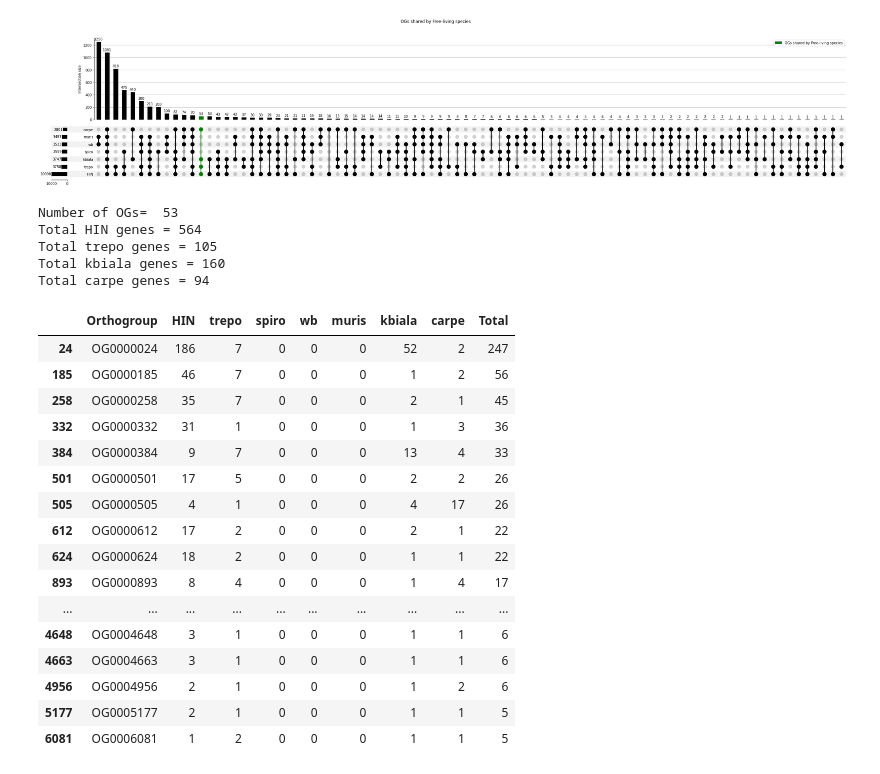
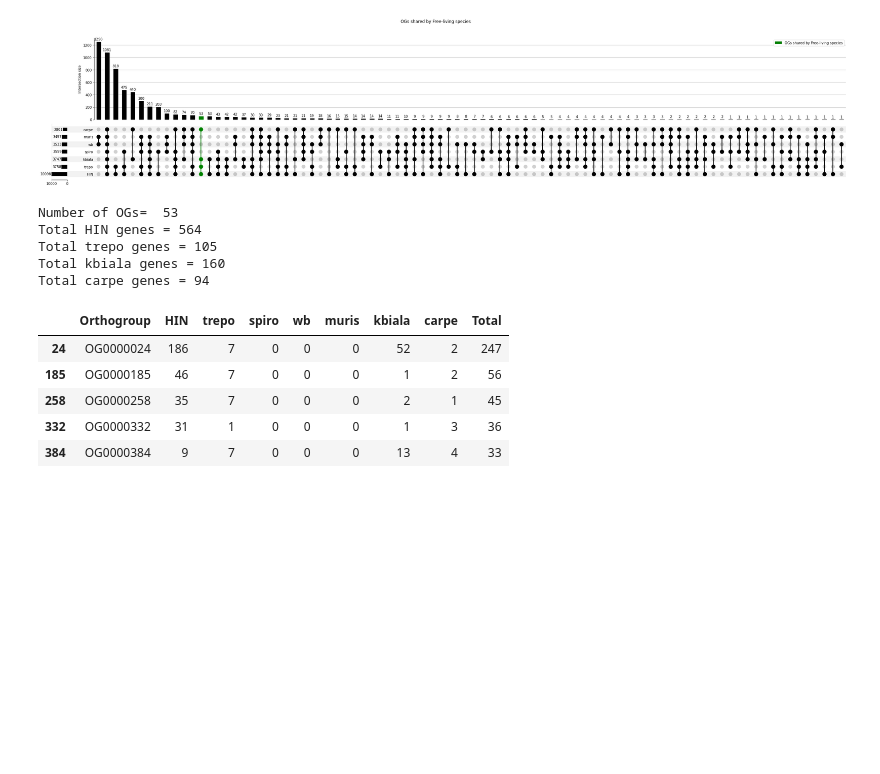
Before and after one commit to zeynepkurtw/H_inflata, a Jupyter notebook: jupyter/1_orthofinder/5_OG_FL.ipynb, the cells around one changed output. Cells and saved outputs as stored; diff of their text form; code cells hidden in the pictures; blank space fills up the shorter version.

```diff
--- a/jupyter/1_orthofinder/5_OG_FL.ipynb
+++ b/jupyter/1_orthofinder/5_OG_FL.ipynb
@@ -35,42 +35,31 @@ plt.show()
 # %%
 "OG shared by Free-livings HIN, trepo, kbiala, carpe"
 
 df=pd.read_csv( "/Users/zeyku390/PycharmProjects/H.inflata/output/1_orthofinder/Results_Oct10_7sp/Orthogroups/Orthogroups.GeneCount.tsv", sep="\t", header='infer')
 df=df[["Orthogroup","HIN", "trepo", "spiro", "wb", "muris", "kbiala", "carpe", "Total"]]
 
 og_fl=df[(df.iloc[:,[1,2,6,7]] >=1).all(1)  & (df.iloc[:,[3,4,5]] ==0).all(1)]
 #og_fl=df[(df.iloc[:,[1,2,6,7]] >=1).all(1)]
 
 print("Number of OGs= ", len(og_fl["Orthogroup"]))
 print("Total HIN genes =", og_fl["HIN"].sum())
 print("Total trepo genes =", og_fl["trepo"].sum())
 print("Total kbiala genes =", og_fl["kbiala"].sum())
 print("Total carpe genes =", og_fl["carpe"].sum())
 
-og_fl
+og_fl.head()
 # %% [output]
 Number of OGs=  53
 Total HIN genes = 564
 Total trepo genes = 105
 Total kbiala genes = 160
 Total carpe genes = 94
 |  | Orthogroup | HIN | trepo | spiro | wb | muris | kbiala | carpe | Total |
 | 24 | OG0000024 | 186 | 7 | 0 | 0 | 0 | 52 | 2 | 247 |
 | 185 | OG0000185 | 46 | 7 | 0 | 0 | 0 | 1 | 2 | 56 |
 | 258 | OG0000258 | 35 | 7 | 0 | 0 | 0 | 2 | 1 | 45 |
 | 332 | OG0000332 | 31 | 1 | 0 | 0 | 0 | 1 | 3 | 36 |
 | 384 | OG0000384 | 9 | 7 | 0 | 0 | 0 | 13 | 4 | 33 |
-| 501 | OG0000501 | 17 | 5 | 0 | 0 | 0 | 2 | 2 | 26 |
-| 505 | OG0000505 | 4 | 1 | 0 | 0 | 0 | 4 | 17 | 26 |
-| 612 | OG0000612 | 17 | 2 | 0 | 0 | 0 | 2 | 1 | 22 |
-| 624 | OG0000624 | 18 | 2 | 0 | 0 | 0 | 1 | 1 | 22 |
-| 893 | OG0000893 | 8 | 4 | 0 | 0 | 0 | 1 | 4 | 17 |
-| ... | ... | ... | ... | ... | ... | ... | ... | ... | ... |
-| 4648 | OG0004648 | 3 | 1 | 0 | 0 | 0 | 1 | 1 | 6 |
-| 4663 | OG0004663 | 3 | 1 | 0 | 0 | 0 | 1 | 1 | 6 |
-| 4956 | OG0004956 | 2 | 1 | 0 | 0 | 0 | 1 | 2 | 6 |
-| 5177 | OG0005177 | 2 | 1 | 0 | 0 | 0 | 1 | 1 | 5 |
-| 6081 | OG0006081 | 1 | 2 | 0 | 0 | 0 | 1 | 1 | 5 |
 # %%
 "OG gene list"
 OG_gene_list = pd.read_csv('/Users/zeyku390/PycharmProjects/H.inflata/output/1_orthofinder/Results_Oct10_7sp/Orthogroups/Orthogroups.txt', header=None, dtype=str, delim_whitespace=True)
```
Also changed, not shown: parts of 1 cell of this notebook, 2 other files.
